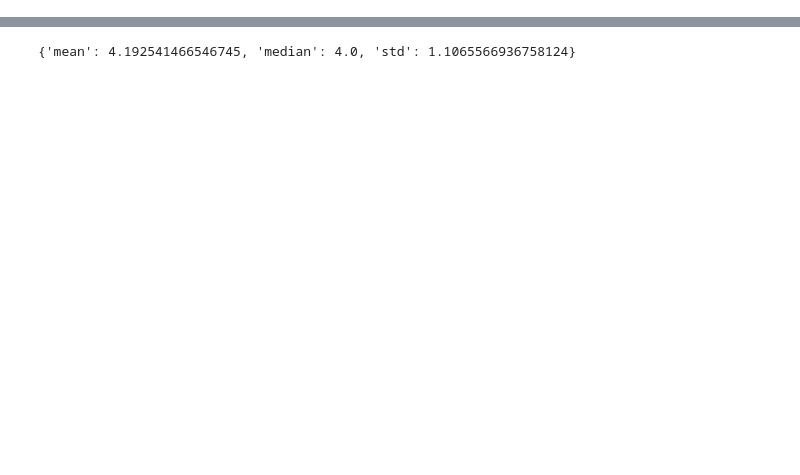
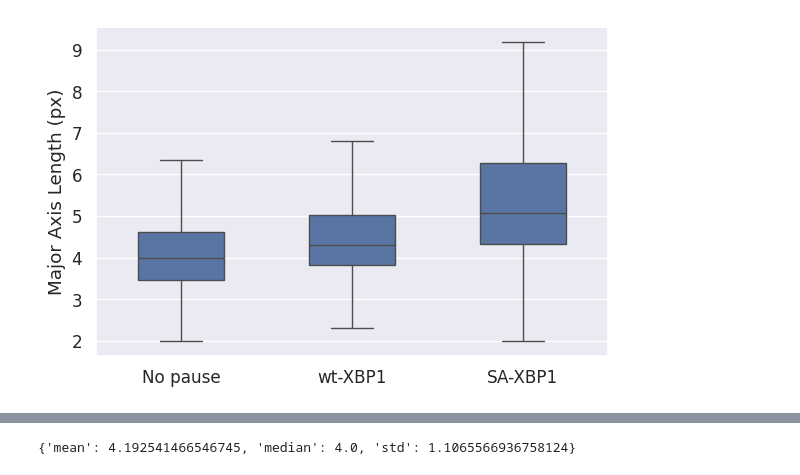
Before and after one commit to timstasevich/croparray, a Jupyter notebook: notebooks/Translation_Stalling_Quantification.ipynb, the cells around one changed output, grey strips where cells are left out. Cells and saved outputs as stored; diff of their text form; code cells hidden in the pictures; blank space fills up the shorter version.

```diff
--- a/notebooks/Translation_Stalling_Quantification.ipynb
+++ b/notebooks/Translation_Stalling_Quantification.ipynb
@@ -7,6 +8,6 @@ ca1 = ca.open_croparray("/mnt/tsnas2/galindo/1_Imaging_Data/2_Comparing_Translat
 ca2 = ca.open_croparray(
     "/mnt/tsnas2/galindo/1_Imaging_Data/2_Comparing_Translation_methods/12xST_KDM5B/XBP1/WT_XBP1/20251217_FCS/WT/DataAnalysis/Cell01.nc", as_object=True)
 # %%
-ca3 = ca.open_croparray("/mnt/tsnas2/galindo/1_Imaging_Data/2_Comparing_Translation_methods/12xST_KDM5B/XBP1/SA_XBP1/DataAnalysis/Cell01.nc", as_object=True)
+ca3 = ca.open_croparray("/mnt/tsnas2/galindo/1_Imaging_Data/2_Comparing_Translation_methods/12xST_KDM5B/XBP1/SA_XBP1/FCS/20251125/DataAnalysis/Cell01.nc", as_object=True)
 # %%
 cas = ca.concat(cas=[ca1,ca2,ca3], dim="Exp", labels =["no pause","wt-XBP1", "SA-XBP1"],join="outer");
@@ -46,3 +31,15 @@ ca3.measure.mask_props(source="ch0_mask_manual", props=("major_axis_length_px","
 ca1.measure.mask_skeleton_length(source="ch0_mask_manual",out_prefix="ch0_mask_manual",method="longest_path");
 # %%
 ca2.measure.mask_skeleton_length(source="ch0_mask_manual",out_prefix="ch0_mask_manual",method="longest_path");
+# %%
+import pandas as pd
+df1 = ca1.df.variables_to_df(var_names=["ch0_mask_manual__skeleton_longest_path_px","ch0_mask_manual__major_axis_length_px"]);
+df1["Exp"] = "No pause"
+df2 = ca2.df.variables_to_df(var_names=["ch0_mask_manual__skeleton_longest_path_px","ch0_mask_manual__major_axis_length_px"]);
+df2["Exp"] = "wt-XBP1"
+
+df3 = ca3.df.variables_to_df(var_names=["ch0_mask_manual__skeleton_longest_path_px","ch0_mask_manual__major_axis_length_px"]);
+df3["Exp"] = "SA-XBP1"
+
+df = pd.concat([df1,df2,df3])
+df
@@ -48,0 +60,24 @@ ca2.measure.mask_skeleton_length(source="ch0_mask_manual",out_prefix="ch0_mask_m
+# %%
+import seaborn as sns
+import matplotlib.pyplot as plt
+
+metric = "ch0_mask_manual__major_axis_length_px"
+
+df_plot = df[["Exp", metric]].dropna()
+# %%
+plt.figure(figsize=(6, 4))
+
+sns.boxplot(
+    data=df_plot,
+    x="Exp",
+    y=metric,
+    showfliers=False,
+    width=0.5,
+)
+
+plt.ylabel("Major Axis Length (px)")
+plt.xlabel("")
+plt.tight_layout()
+plt.show()
+# %% [output]
+[figure, added]
```
Also changed, not shown: parts of 16 cells of this notebook.
